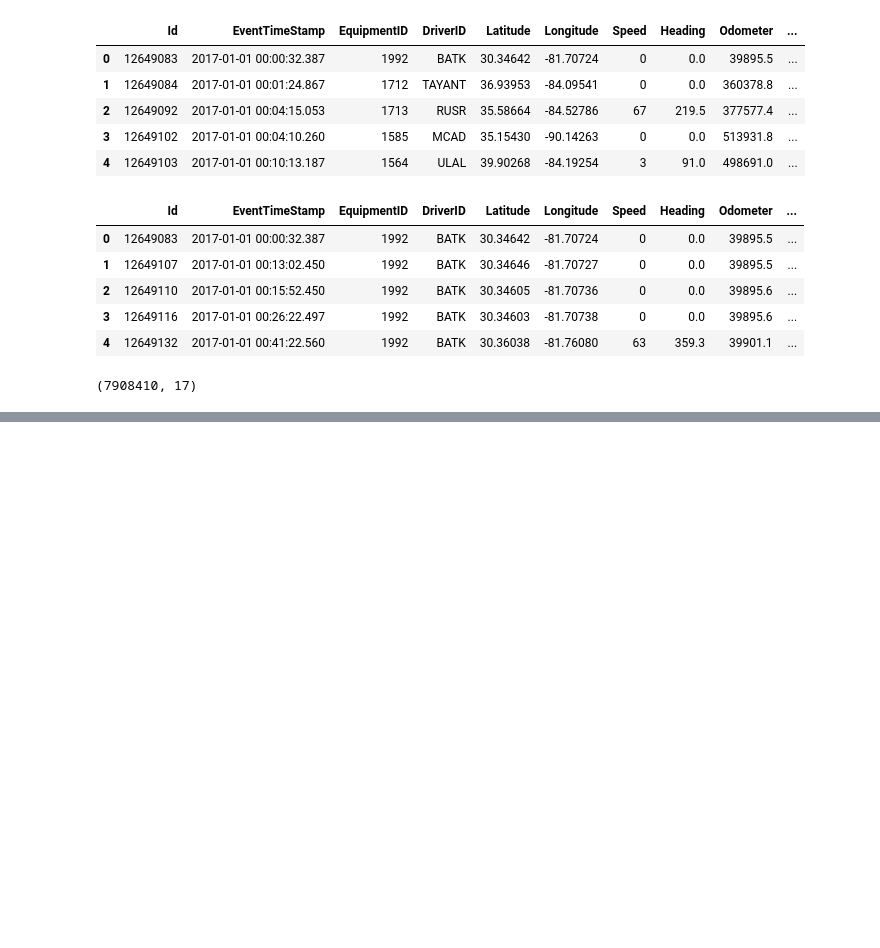
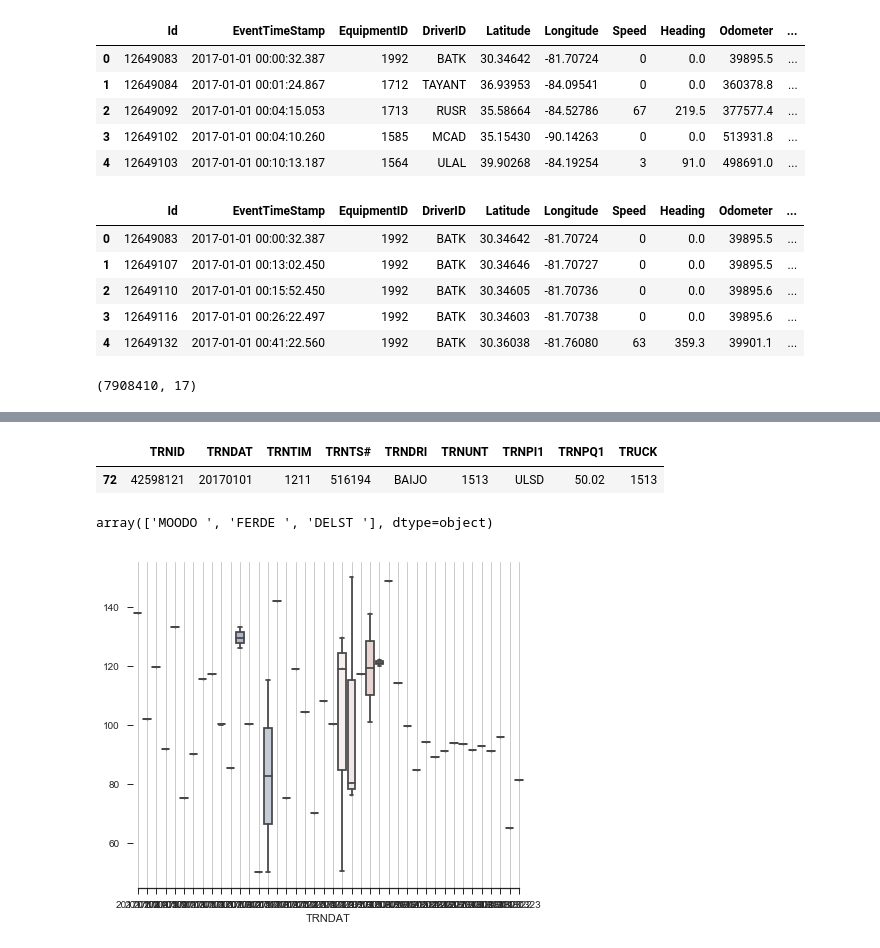
Before and after one commit to DEREJEGETU/big-g-express, a Jupyter notebook: sm_bigG1.ipynb, the cells around one changed output, grey strips where cells are left out. Cells and saved outputs as stored; diff of their text form; code cells hidden in the pictures; blank space fills up the shorter version.

Commit message:
Added in notebook, without data.

```diff
--- a/sm_bigG1.ipynb
+++ b/sm_bigG1.ipynb
@@ -815,0 +817,6 @@ df_event_level_optimization.shape ##(7908410, 17)
+# %%
+df_transaction['TRUCK'] = df_transaction['TRNUNT'].str.extract(r'(\d+)')
+#df_fueltrans[['TRUCK']] = df_fueltrans[['TRUCK']].apply(pd.to_numeric)
+
+df_transaction.head(10)
+#df_transaction[['TRUCK']] = df_transaction[['TRUCK']].astype('int')
@@ -815,0 +853,2 @@ df_event_level_optimization.shape ##(7908410, 17)
+# %%
+df_tra = df_transaction.dropna()
@@ -815,0 +861,2 @@ df_event_level_optimization.shape ##(7908410, 17)
+# %%
+df_tra[['TRUCK']] = df_tra[['TRUCK']].astype('int')
@@ -815,0 +961,36 @@ df_event_level_optimization.shape ##(7908410, 17)
+# %%
+df_tra_1513=df_tra[df_tra['TRUCK'] == 1513]
+df_tra_1513.head()
+# %% [output]
+|  | TRNID | TRNDAT | TRNTIM | TRNTS# | TRNDRI | TRNUNT | TRNPI1 | TRNPQ1 | TRUCK |
+| 72 | 42598121 | 20170101 | 1211 | 516194 | BAIJO | 1513 | ULSD | 50.02 | 1513 |
+# %%
+df_tra_301=df_tra[df_tra['TRUCK'] == 301]
+df_tra_301.shape
+df_tra_301['TRNDRI'].unique()
+# %% [output]
+array(['MOODO ', 'FERDE ', 'DELST '], dtype=object)
+# %%
+sns.set(style="ticks")
+
+# Initialize the figure with a logarithmic x axis
+f, ax = plt.subplots(figsize=(7, 6))
+#ax.set_xscale("log")
+
+# Load the example planets dataset
+#planets = sns.load_dataset("planets")
+
+# Plot the orbital period with horizontal boxes
+sns.boxplot(y="TRNPQ1", x="TRNDAT", data=df_tra_301,
+            whis=np.inf, palette="vlag")
+
+# Add in points to show each observation
+sns.swarmplot(x="TRNDAT", y="TRNPQ1", data=df_tra_301,
+              size=2, color=".3", linewidth=0)
+
+# Tweak the visual presentation
+ax.xaxis.grid(True)
+ax.set(ylabel="")
+sns.despine(trim=True, left=True)
+# %% [output]
+[figure, added]
```
Also changed, not shown: parts of 38 cells of this notebook.
